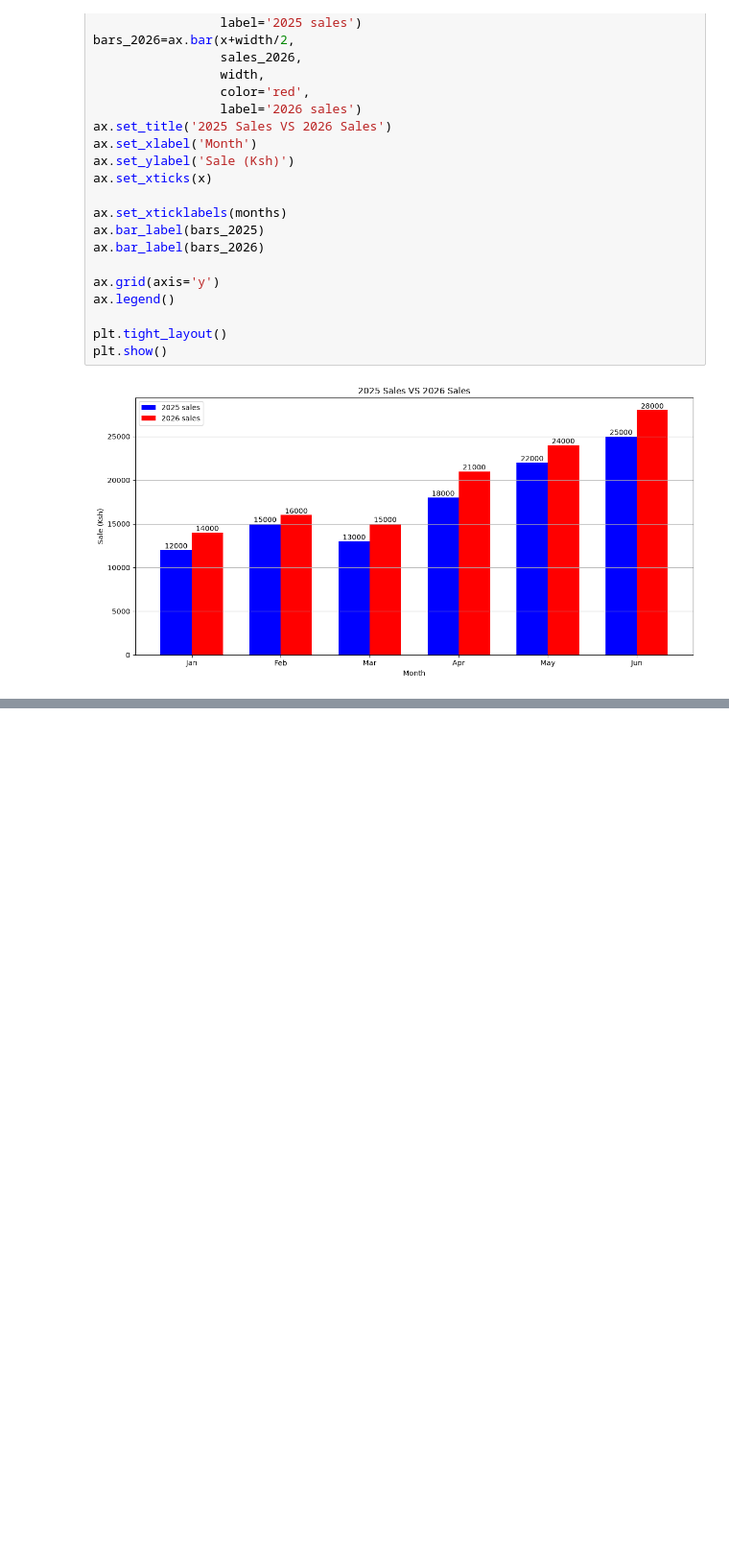
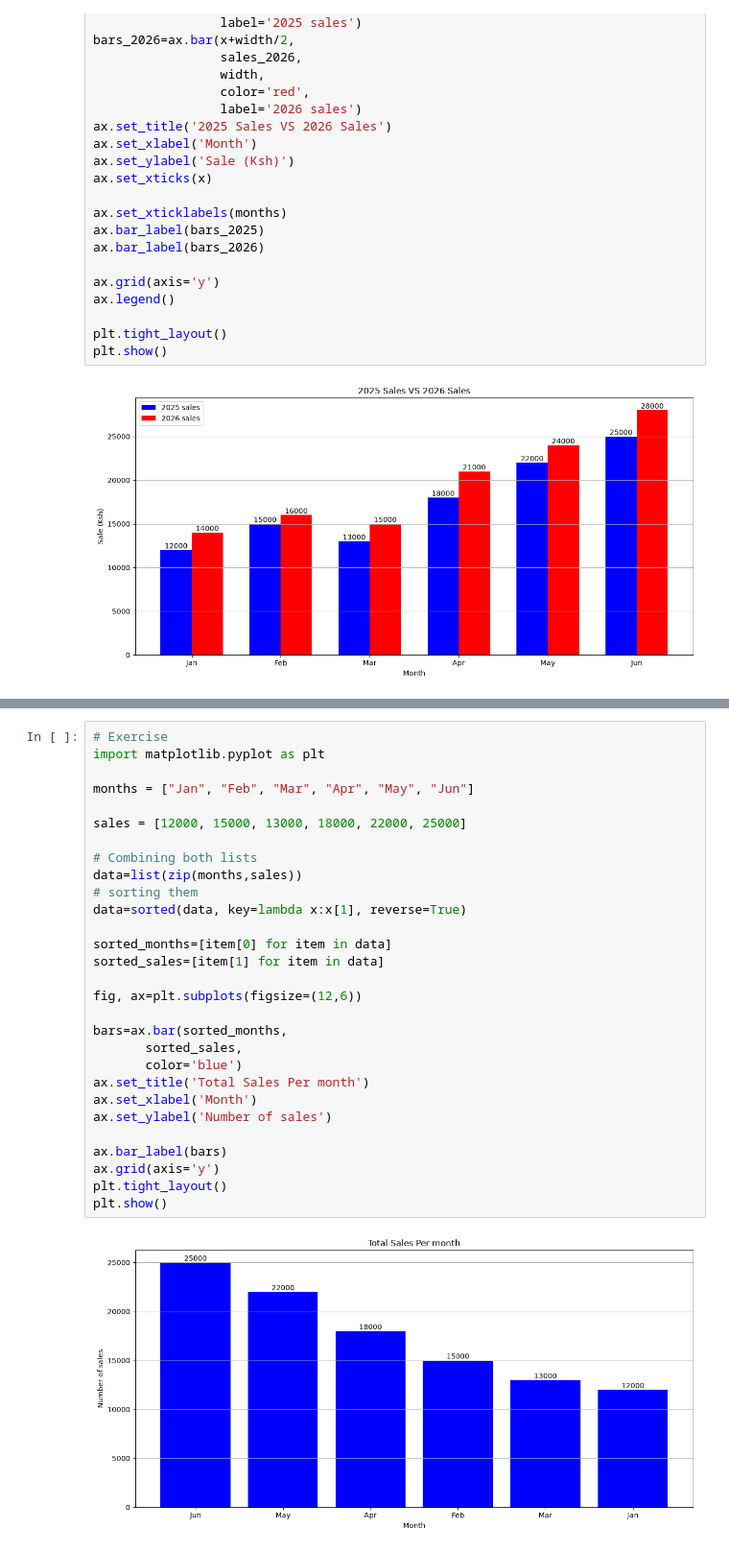
Before and after one commit to JV-254/DATA-SCIENCE-LEARNING-DOCUMENTATION, a Jupyter notebook: Matplotlib/Bars.ipynb, the cells around one changed output, grey strips where cells are left out. Shown at 96% size. Cells and saved outputs as stored; diff of their text form; blank space fills up the shorter version.

```diff
--- a/Matplotlib/Bars.ipynb
+++ b/Matplotlib/Bars.ipynb
@@ -41,0 +72,31 @@ plt.show()
+# %%
+# Exercise
+import matplotlib.pyplot as plt
+
+months = ["Jan", "Feb", "Mar", "Apr", "May", "Jun"]
+
+sales = [12000, 15000, 13000, 18000, 22000, 25000]
+
+# Combining both lists
+data=list(zip(months,sales))
+# sorting them
+data=sorted(data, key=lambda x:x[1], reverse=True)
+
+sorted_months=[item[0] for item in data]
+sorted_sales=[item[1] for item in data]
+
+fig, ax=plt.subplots(figsize=(12,6))
+
+bars=ax.bar(sorted_months,
+       sorted_sales,
+       color='blue')
+ax.set_title('Total Sales Per month')
+ax.set_xlabel('Month')
+ax.set_ylabel('Number of sales')
+
+ax.bar_label(bars)
+ax.grid(axis='y')
+plt.tight_layout()
+plt.show()
+# %% [output]
+[figure, added]
```
Also changed, not shown: parts of 4 cells of this notebook.
